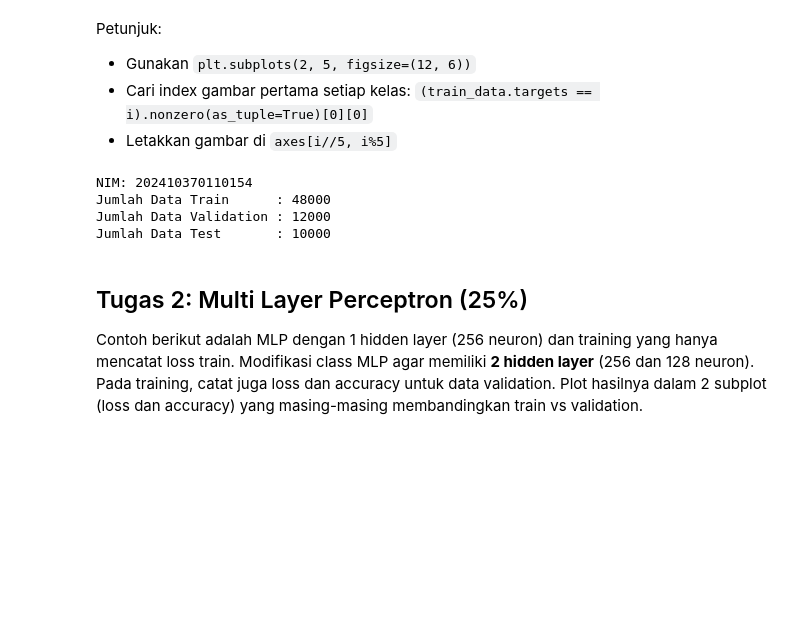
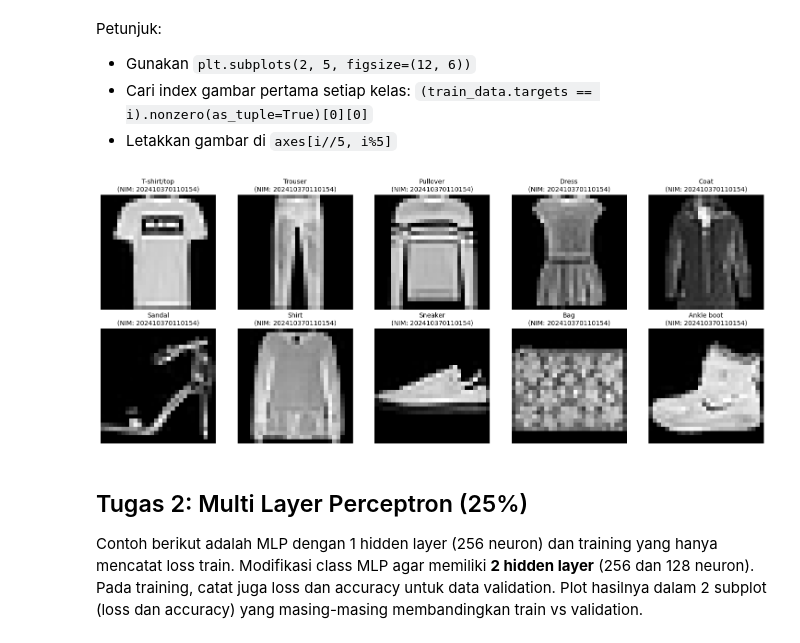
Before and after one commit to ronald154/DocumentationPractice, a Jupyter notebook: ujian_mlp.ipynb, the cells around one changed output. Drawn from its saved outputs; the diff is of its cells as text; code cells hidden in the pictures; blank space fills up the shorter version.

```diff
--- a/ujian_mlp.ipynb
+++ b/ujian_mlp.ipynb
@@ -78,40 +80,25 @@ Petunjuk:
 - Gunakan `plt.subplots(2, 5, figsize=(12, 6))`
 - Cari index gambar pertama setiap kelas: `(train_data.targets == i).nonzero(as_tuple=True)[0][0]`
 - Letakkan gambar di `axes[i//5, i%5]`
-# %%
-# 1. Definisikan transformasi (Ubah ke Tensor dan Normalisasi)
-transform = transforms.Compose([
-    transforms.ToTensor(),
-    transforms.Normalize((0.5,), (0.5,))
-])
-
-# 2. Download Dataset Fashion MNIST
-train_dataset = datasets.FashionMNIST(root='./data', train=True, download=True, transform=transform)
-test_dataset = datasets.FashionMNIST(root='./data', train=False, download=True, transform=transform)
-
-# 3. Split Train Dataset menjadi Train (80%) dan Validation (20%)
-train_size = int(0.8 * len(train_dataset))
-val_size = len(train_dataset) - train_size
-
-# Menggunakan variabel train_set dan val_set sesuai bawaan template dosen
-generator = torch.Generator().manual_seed(seed)
-train_set, val_set = random_split(train_dataset, [train_size, val_size], generator=generator)
-
-# 4. Buat DataLoader dengan batch_size=64
-train_loader = DataLoader(train_set, batch_size=64, shuffle=True)
-val_loader = DataLoader(val_set, batch_size=64, shuffle=False)
-test_loader = DataLoader(test_dataset, batch_size=64, shuffle=False)
-
-# Tampilkan info data dan sertakan NIM di output
-print(f"NIM: {nim}")
-print(f"Jumlah Data Train      : {len(train_set)}")
-print(f"Jumlah Data Validation : {len(val_set)}")
-print(f"Jumlah Data Test       : {len(test_dataset)}")
-# %% [output]
-NIM: 202410370110154
-Jumlah Data Train      : 48000
-Jumlah Data Validation : 12000
-Jumlah Data Test       : 10000
+# %%
+# Tulis kode Tugas 1 di sini (10 gambar, grid 2x5)
+fig, axes = plt.subplots(2, 5, figsize=(15, 6))
+
+for i in range(10):
+    # Cari index gambar pertama untuk setiap kelas
+    idx = (train_data.targets == i).nonzero(as_tuple=True)[0][0].item()
+    img, label = train_data[idx]
+
+    # Tentukan posisi grid 2x5
+    ax = axes[i // 5, i % 5]
+    ax.imshow(img.squeeze(), cmap='gray')
+    ax.set_title(f"{train_data.classes[label]}\n(NIM: {nim})", fontsize=10)
+    ax.axis('off')
+
+plt.tight_layout()
+plt.show()
+# %% [output]
+[figure, added]
 # %% [markdown]
 ## Tugas 2: Multi Layer Perceptron (25%)
 
```
Also changed, not shown: parts of 1 cell of this notebook.
